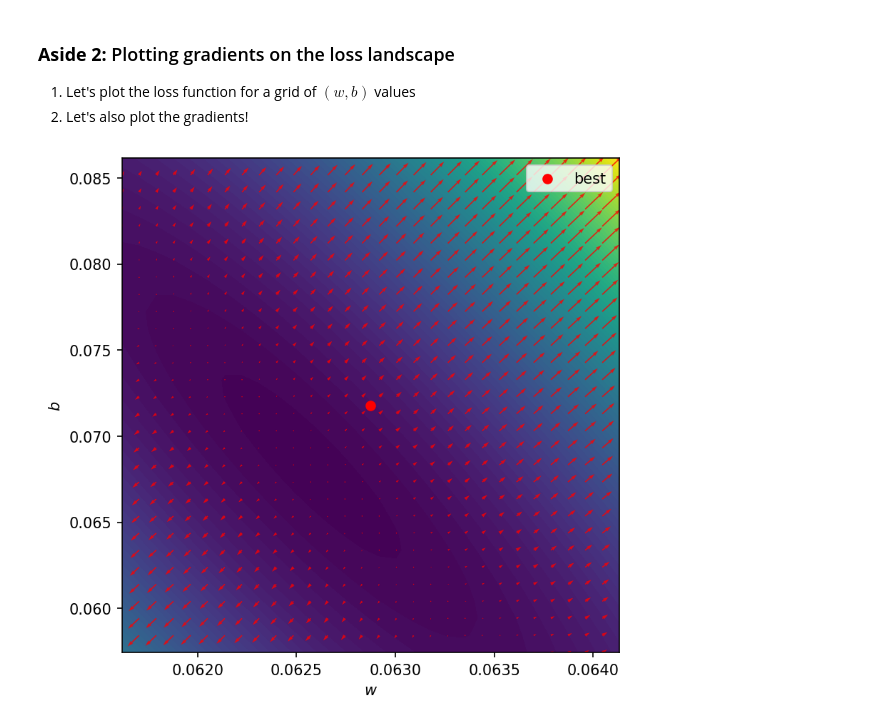
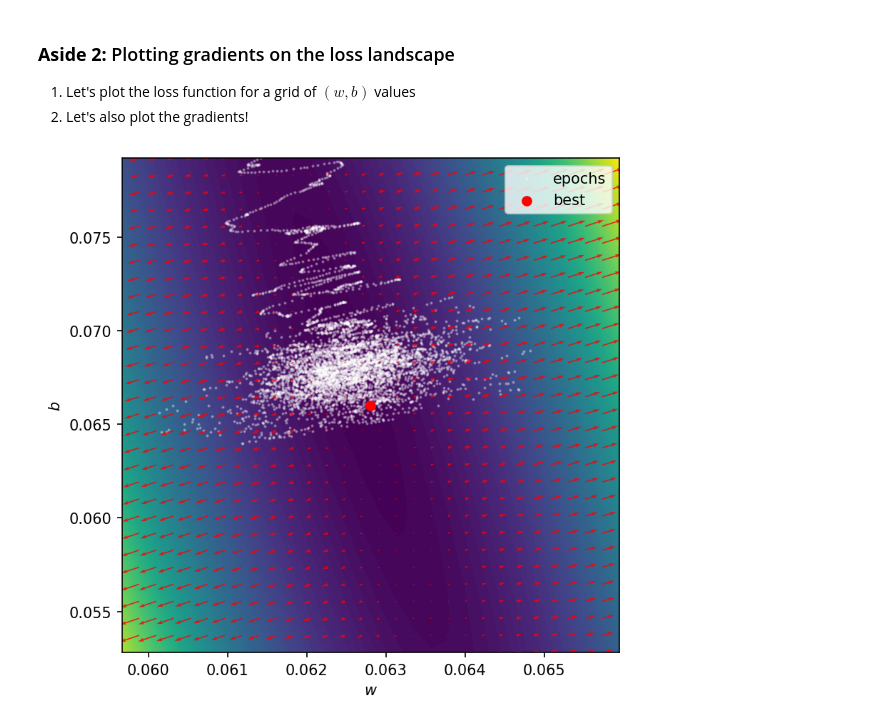
Before and after one commit to WeizmannMLcourse/MLCourse_2026, a Jupyter notebook: Tutorial1_into_pytorch_graddesc/intro_to_pytorch.ipynb, the cells around one changed output. Drawn from its saved outputs; the diff is of its cells as text; code cells hidden in the pictures.

Commit message:
add visualization to torch tutorial

```diff
--- a/Tutorial1_into_pytorch_graddesc/intro_to_pytorch.ipynb
+++ b/Tutorial1_into_pytorch_graddesc/intro_to_pytorch.ipynb
@@ -128,9 +128,13 @@ def train_model(model, train_dl, valid_dl, epochs=50):
 
     # for storing the losses after each epoch
     loss_dict = {
-        'train': [],
-        'valid': []
+        'train': [], 'valid': [],
     }
+    track_params = False
+    if sum([p.numel() for p in model.parameters()]) == 2:
+        # store parameter values at each step
+        track_params = True
+        loss_dict['W'] = []; loss_dict['b'] = []
 
     # choose the optimizer (Adam is very popular)
     optimizer = torch.optim.Adam(model.parameters(), lr=1e-3)
@@ -160,6 +164,11 @@ def train_model(model, train_dl, valid_dl, epochs=50):
             # take a step (i.e. update the network)
             optimizer.step()
 
+            # for visualization, store param values at each step
+            if track_params:
+                loss_dict['W'].append(model.layer.weight.item())
+                loss_dict['b'].append(model.layer.bias.item())
+
         ### (B) evaluate model
 
         # put the model in evaluation mode (not relevant for this simple model, but good practice)
@@ -175,5 +184,5 @@ def train_model(model, train_dl, valid_dl, epochs=50):
 
     return loss_dict
 # %%
-model = TempNN()
+model = LinearNet()
 loss_dict = train_model(model, train_dl, valid_dl, epochs=50)
@@ -226,7 +243,7 @@ What's really happening when we call `loss.backward()`?
 
 For more info, read https://pytorch.org/tutorials/beginner/blitz/autograd_tutorial.html
 # %%
-untrained_model = TempNN()
+untrained_model = LinearNet()
 print(untrained_model.layer.weight)
 print(untrained_model.layer.bias)
 # %% [output]
@@ -286,7 +303,7 @@ These values are identical to what we got using `torch.autograd.grad` above! ✅
 # %%
 N_points = 30
 
-w_grid = np.linspace(best_weight*0.98, best_weight*1.02, N_points)
+w_grid = np.linspace(best_weight*0.95, best_weight*1.05, N_points)
 b_grid = np.linspace(best_bias*0.8, best_bias*1.2, N_points)
 
 w_grid, b_grid = np.meshgrid(w_grid, b_grid)
@@ -316,16 +333,19 @@ for i in tqdm(range(w_grid.shape[0])):
         dloss_db_grid[i,j] = dloss_db.item()
 # %%
 aspect = (b_grid.max() - b_grid.min()) / (w_grid.max() - w_grid.min())
-plt.figure(figsize=(6, 6))
-plt.contourf(w_grid, b_grid, loss_grid, levels=100)
-plt.scatter(best_weight, best_bias, color='red', label='best')
-plt.quiver(w_grid, b_grid, dloss_dw_grid/aspect, dloss_db_grid*aspect, color='red', angles='xy', scale_units='xy', alpha=0.8)
-plt.xlabel('$w$')
-plt.ylabel('$b$')
-plt.legend()
+fig, ax = plt.subplots(1, figsize=(6, 6), dpi=150)
+ax.contourf(w_grid, b_grid, loss_grid, levels=100)
+ax.scatter(loss_dict['W'], loss_dict['b'], color='white', label='epochs', alpha=0.3, s=1)
+ax.scatter(best_weight, best_bias, color='red', label='best')
+ax.quiver(w_grid, b_grid, dloss_dw_grid/aspect, dloss_db_grid*aspect, color='red', angles='xy', scale_units='xy', alpha=0.8)
+ax.set_xlabel('$w$')
+ax.set_ylabel('$b$')
+ax.set_xlim(w_grid.min(), w_grid.max())
+ax.set_ylim(b_grid.min(), b_grid.max())
+ax.legend()
 plt.show()
 # %% [output]
-[figure, old version]
+[figure, new version]
 # %% [markdown]
 ###  **Example 2:** Now let's try using a more powerful model!
 Recall that in the previous example, the model comprised a single neuron with _no nonlinearity_!
```
Also changed, not shown: parts of 13 cells of this notebook, 1 other file.
